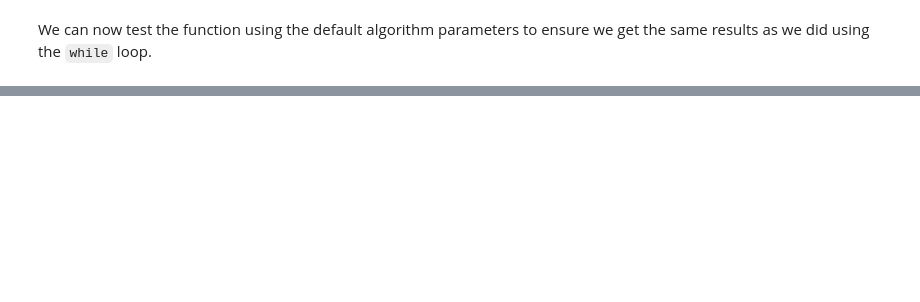
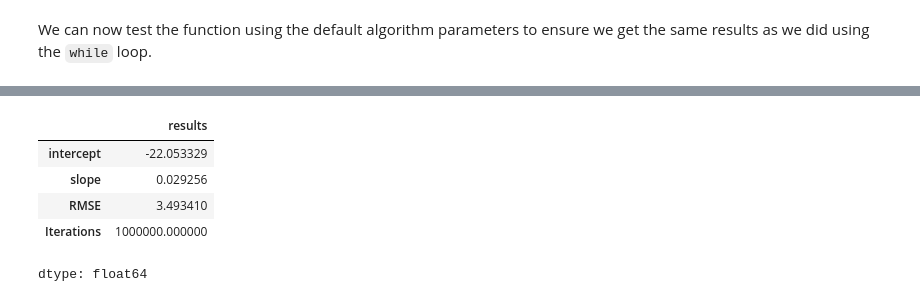
Before and after one commit to jccrews256/ST-554-Project1-Template, a Jupyter notebook: Task1/Task_1.ipynb, the cells around one changed output, grey strips where cells are left out. Cells and saved outputs as stored; diff of their text form; code cells hidden in the pictures; blank space fills up the shorter version.

```diff
--- a/Task1/Task_1.ipynb
+++ b/Task1/Task_1.ipynb
@@ -927,0 +954,13 @@ Let's now predict benzene concentration for carbon monoxide readings of 946, 107
+# %%
+final_grad_fit = predictor_slr_grad(air_quality_df.C6H6_true, air_quality_df.CO_sensor,
+                   step_size_0 = 0.0001, step_size_1 = 0.000005,
+                   tol = 0.000001, iter_max = 1000000)
+
+final_grad_fit
+# %% [output]
+|  | results |
+| intercept | -22.053329 |
+| slope | 0.029256 |
+| RMSE | 3.493410 |
+| Iterations | 1000000.000000 |
+dtype: float64
```
Also changed, not shown: parts of 19 cells of this notebook.
